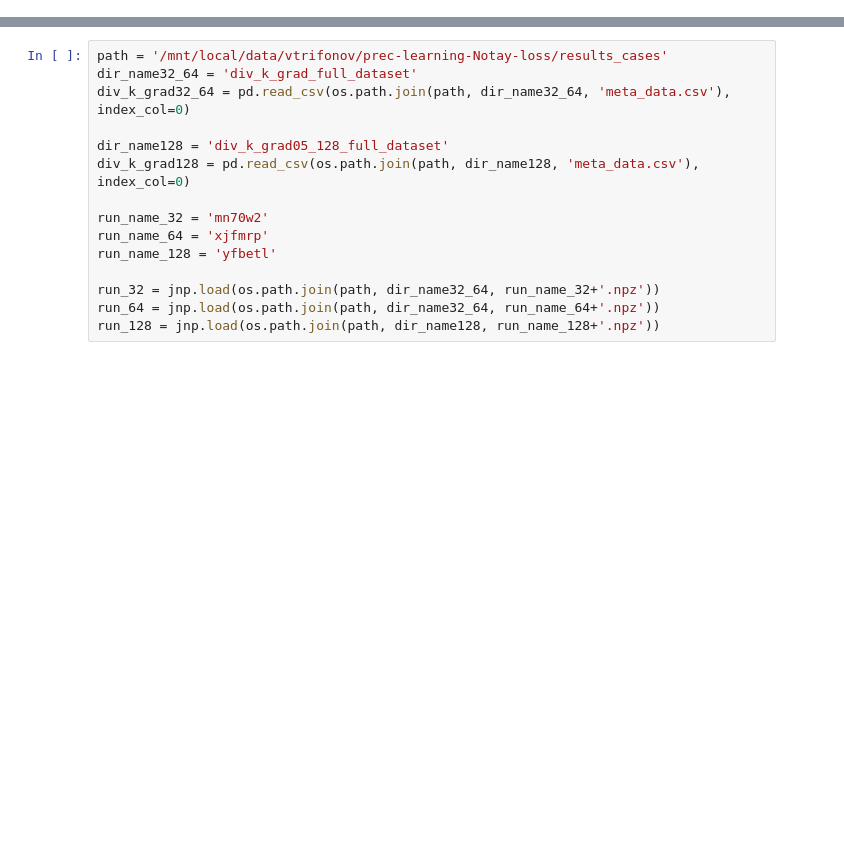
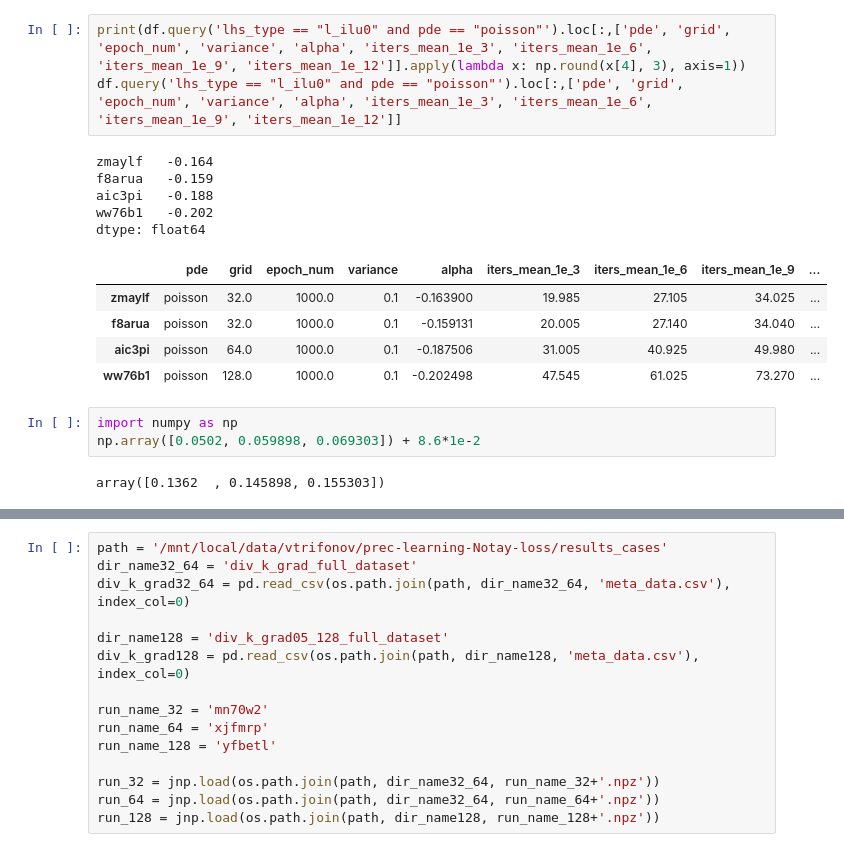
Before and after one commit to vltrifonov/PreCorrector, a Jupyter notebook: experiments/autoruns/valid_cases.ipynb, the cells around one changed output, grey strips where cells are left out. Drawn from its saved outputs; the diff is of its cells as text; blank space fills up the shorter version.

```diff
--- a/experiments/autoruns/valid_cases.ipynb
+++ b/experiments/autoruns/valid_cases.ipynb
@@ -15,0 +35,19 @@ import matplotlib.pyplot as plt
+# %%
+print(df.query('lhs_type == "l_ilu0" and pde == "poisson"').loc[:,['pde', 'grid', 'epoch_num', 'variance', 'alpha', 'iters_mean_1e_3', 'iters_mean_1e_6', 'iters_mean_1e_9', 'iters_mean_1e_12']].apply(lambda x: np.round(x[4], 3), axis=1))
+df.query('lhs_type == "l_ilu0" and pde == "poisson"').loc[:,['pde', 'grid', 'epoch_num', 'variance', 'alpha', 'iters_mean_1e_3', 'iters_mean_1e_6', 'iters_mean_1e_9', 'iters_mean_1e_12']]
+# %% [output]
+zmaylf   -0.164
+f8arua   -0.159
+aic3pi   -0.188
+ww76b1   -0.202
+dtype: float64
+|  | pde | grid | epoch_num | variance | alpha | iters_mean_1e_3 | iters_mean_1e_6 | iters_mean_1e_9 | ... |
+| zmaylf | poisson | 32.0 | 1000.0 | 0.1 | -0.163900 | 19.985 | 27.105 | 34.025 | ... |
+| f8arua | poisson | 32.0 | 1000.0 | 0.1 | -0.159131 | 20.005 | 27.140 | 34.040 | ... |
+| aic3pi | poisson | 64.0 | 1000.0 | 0.1 | -0.187506 | 31.005 | 40.925 | 49.980 | ... |
+| ww76b1 | poisson | 128.0 | 1000.0 | 0.1 | -0.202498 | 47.545 | 61.025 | 73.270 | ... |
+# %%
+import numpy as np
+np.array([0.0502, 0.059898, 0.069303]) + 8.6*1e-2
+# %% [output]
+array([0.1362  , 0.145898, 0.155303])
```
Also changed, not shown: parts of 13 cells of this notebook, 12 other files.
